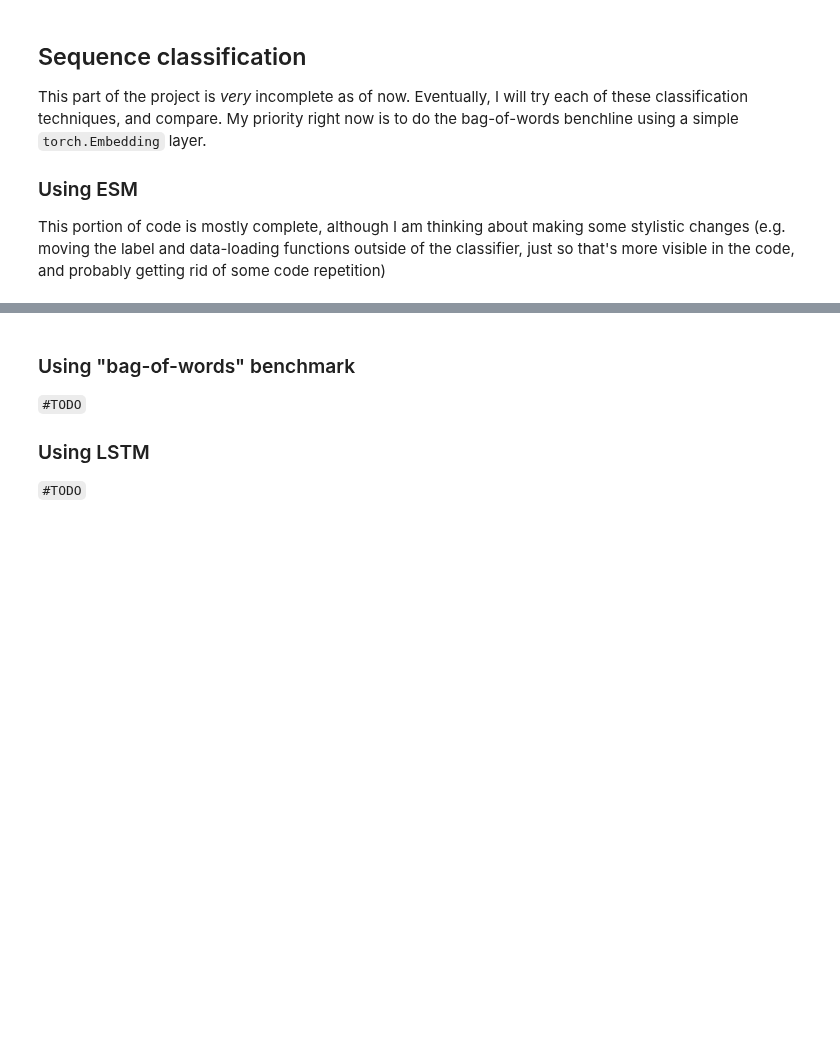
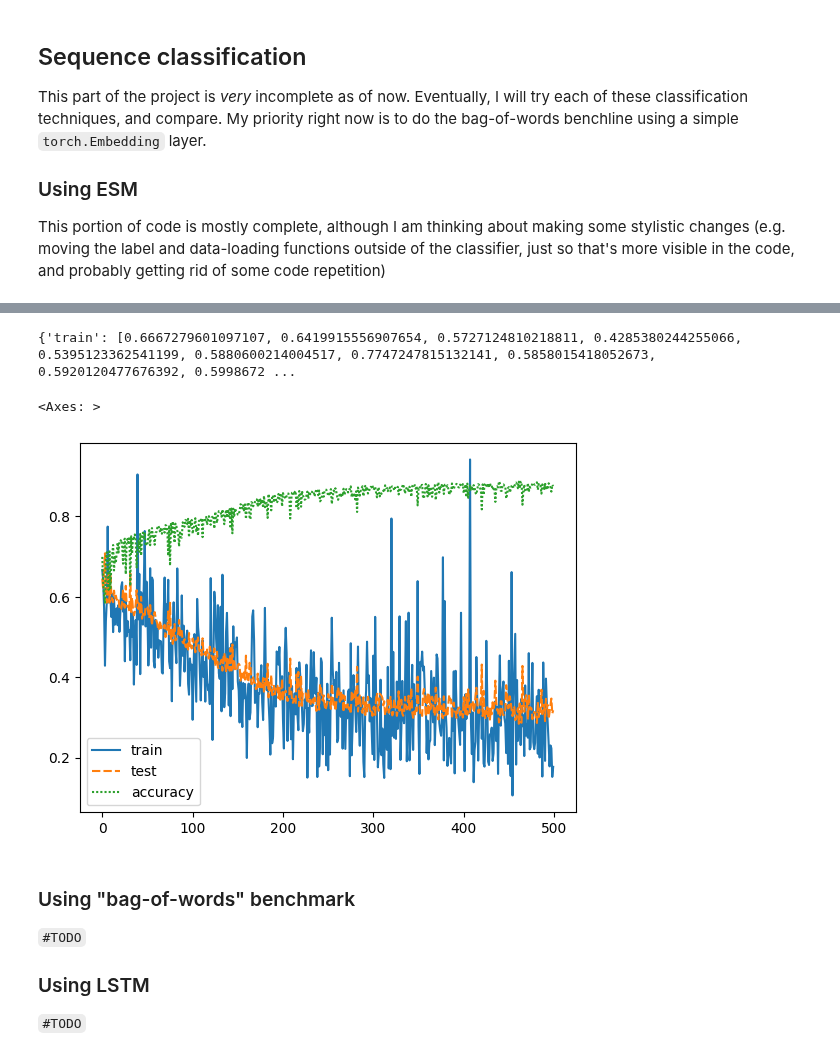
Before and after one commit to pipparichter/selenobot, a Jupyter notebook: protex.ipynb, the cells around one changed output, grey strips where cells are left out. Cells and saved outputs as stored; diff of their text form; code cells hidden in the pictures; blank space fills up the shorter version.

```diff
--- a/protex.ipynb
+++ b/protex.ipynb
@@ -81,5 +93,5 @@ This part of the project is *very* incomplete as of now. Eventually, I will try
 
 This portion of code is mostly complete, although I am thinking about making some stylistic changes (e.g. moving the label and data-loading functions outside of the classifier, just so that's more visible in the code, and probably getting rid of some code repetition)
 # %%
-train_data = SequenceDataset(pd.read_csv('/home/prichter/Documents/protex/data/train.csv', nrows=1000))
-# test_data = SequenceDataset(pd.read_csv('/home/prichter/Documents/protex/data/test.csv'))
+train_data = SequenceDataset(pd.read_csv('/home/prichter/Documents/protex/data/train.csv'))
+test_data = SequenceDataset(pd.read_csv('/home/prichter/Documents/protex/data/test.csv'))
@@ -115,0 +133,14 @@ for p in params:
+# %%
+model_v3 = LogisticRegressionClassifier()
+losses_v3 = logreg_train(model_v3, train_data, test_data=test_data, batch_size=32, n_epochs=500)
+# %%
+
+print(losses_v3)
+# %% [output]
+{'train': [0.6667279601097107, 0.6419915556907654, 0.5727124810218811, 0.4285380244255066, 0.5395123362541199, 0.5880600214004517, 0.7747247815132141, 0.5858015418052673, 0.5920120477676392, 0.5998672 ...
+# %%
+
+sns.lineplot(pd.DataFrame(losses_v3))
+# %% [output]
+<Axes: >
+[figure, added]
```
Also changed, not shown: parts of 15 cells of this notebook, 11 other files.
